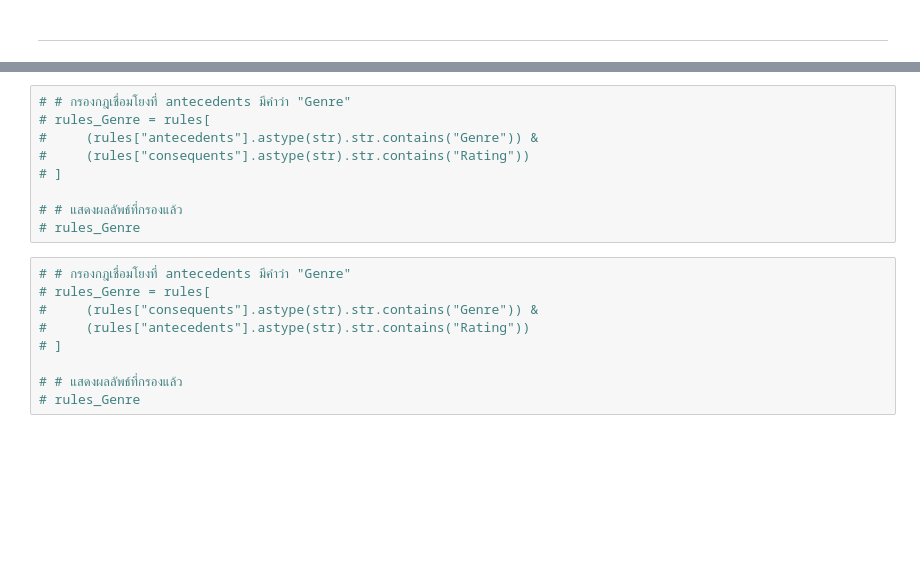
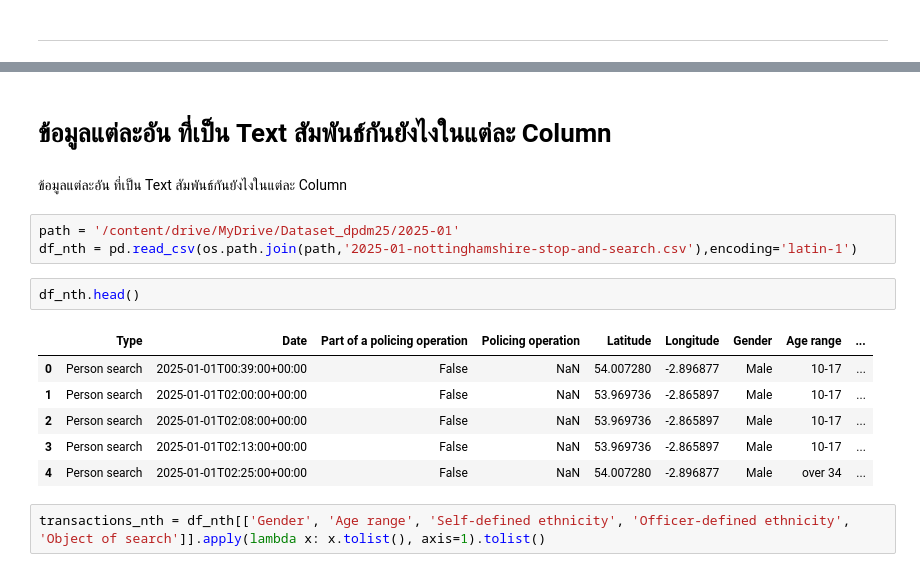
Before and after one commit to 16pynkn/MSC_DPDM_2025, a Jupyter notebook: Frequent_Patterns_(Association_Rules).ipynb, the cells around one changed output, grey strips where cells are left out. Cells and saved outputs as stored; diff of their text form; blank space fills up the shorter version.

Commit message:
จบ Association Rules

```diff
--- a/Frequent_Patterns_(Association_Rules).ipynb
+++ b/Frequent_Patterns_(Association_Rules).ipynb
@@ -2911,18 +421,18 @@ rules
-# %%
-# # กรองกฎเชื่อมโยงที่ antecedents มีคำว่า "Genre"
-# rules_Genre = rules[
-#     (rules["antecedents"].astype(str).str.contains("Genre")) &
-#     (rules["consequents"].astype(str).str.contains("Rating"))
-# ]
-
-# # แสดงผลลัพธ์ที่กรองแล้ว
-# rules_Genre
-# %%
-# # กรองกฎเชื่อมโยงที่ antecedents มีคำว่า "Genre"
-# rules_Genre = rules[
-#     (rules["consequents"].astype(str).str.contains("Genre")) &
-#     (rules["antecedents"].astype(str).str.contains("Rating"))
-# ]
-
-# # แสดงผลลัพธ์ที่กรองแล้ว
-# rules_Genre
+# %% [markdown]
+# ข้อมูลแต่ละอัน ที่เป็น Text สัมพันธ์กันยังไงในแต่ละ Column
+# %% [markdown]
+ข้อมูลแต่ละอัน ที่เป็น Text สัมพันธ์กันยังไงในแต่ละ Column
+# %%
+path = '/content/drive/MyDrive/Dataset_dpdm25/2025-01'
+df_nth = pd.read_csv(os.path.join(path,'2025-01-nottinghamshire-stop-and-search.csv'),encoding='latin-1')
+# %%
+df_nth.head()
+# %% [output]
+|  | Type | Date | Part of a policing operation | Policing operation | Latitude | Longitude | Gender | Age range | ... |
+| 0 | Person search | 2025-01-01T00:39:00+00:00 | False | NaN | 54.007280 | -2.896877 | Male | 10-17 | ... |
+| 1 | Person search | 2025-01-01T02:00:00+00:00 | False | NaN | 53.969736 | -2.865897 | Male | 10-17 | ... |
+| 2 | Person search | 2025-01-01T02:08:00+00:00 | False | NaN | 53.969736 | -2.865897 | Male | 10-17 | ... |
+| 3 | Person search | 2025-01-01T02:13:00+00:00 | False | NaN | 53.969736 | -2.865897 | Male | 10-17 | ... |
+| 4 | Person search | 2025-01-01T02:25:00+00:00 | False | NaN | 54.007280 | -2.896877 | Male | over 34 | ... |
+# %%
+transactions_nth = df_nth[['Gender', 'Age range', 'Self-defined ethnicity', 'Officer-defined ethnicity', 'Object of search']].apply(lambda x: x.tolist(), axis=1).tolist()
```
Also changed, not shown: parts of 218 cells of this notebook.
